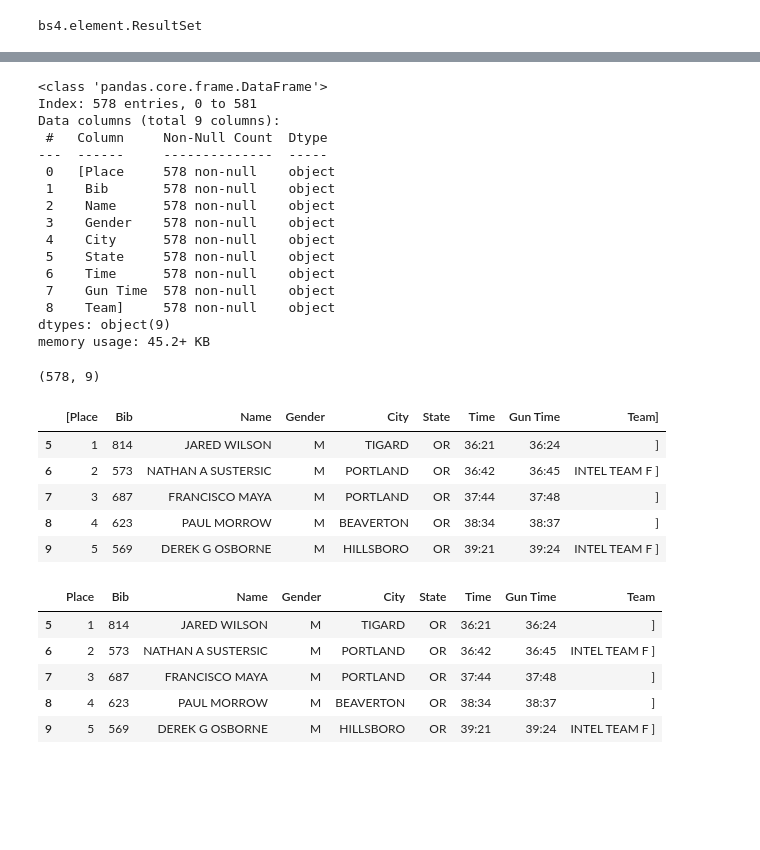
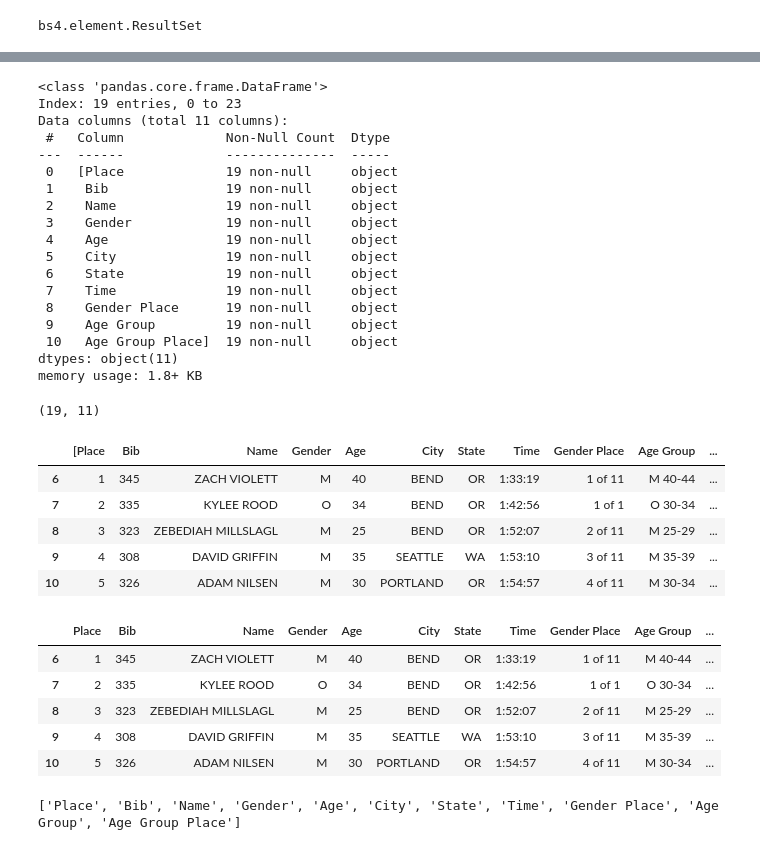
Before and after one commit to jbtuku/Data-Gathering, a Jupyter notebook: Robustnesscheck.ipynb, the cells around one changed output, grey strips where cells are left out. Drawn from its saved outputs; the diff is of its cells as text; code cells hidden in the pictures; blank space fills up the shorter version.

```diff
--- a/Robustnesscheck.ipynb
+++ b/Robustnesscheck.ipynb
@@ -16,7 +16,7 @@ import seaborn as sns
 from urllib.request import urlopen
 from bs4 import BeautifulSoup
 # %%
-url = "http://www.hubertiming.com/results/2017GPTR10K"
+url = "https://www.hubertiming.com/results/2023WyEasterLong"
 html = urlopen(url)
 # %%
 print (html)
@@ -295,41 +323,51 @@ df6.info()
 df6.shape
 # %% [output]
 <class 'pandas.core.frame.DataFrame'>
-Index: 578 entries, 0 to 581
-Data columns (total 9 columns):
- #   Column     Non-Null Count  Dtype
----  ------     --------------  -----
- 0   [Place     578 non-null    object
- 1    Bib       578 non-null    object
- 2    Name      578 non-null    object
- 3    Gender    578 non-null    object
- 4    City      578 non-null    object
- 5    State     578 non-null    object
- 6    Time      578 non-null    object
- 7    Gun Time  578 non-null    object
- 8    Team]     578 non-null    object
-dtypes: object(9)
-memory usage: 45.2+ KB
+Index: 19 entries, 0 to 23
+Data columns (total 11 columns):
+ #   Column             Non-Null Count  Dtype
+---  ------             --------------  -----
+ 0   [Place             19 non-null     object
+ 1    Bib               19 non-null     object
+ 2    Name              19 non-null     object
+ 3    Gender            19 non-null     object
+ 4    Age               19 non-null     object
+ 5    City              19 non-null     object
+ 6    State             19 non-null     object
+ 7    Time              19 non-null     object
+ 8    Gender Place      19 non-null     object
+ 9    Age Group         19 non-null     object
+ 10   Age Group Place]  19 non-null     object
+dtypes: object(11)
+memory usage: 1.8+ KB
-(578, 9)
+(19, 11)
 # %%
 df7 = df6.drop(df6.index[0])
 df7.head()
 # %% [output]
-|  | [Place | Bib | Name | Gender | City | State | Time | Gun Time | Team] |
-| 5 | 1 | 814 | JARED WILSON | M | TIGARD | OR | 36:21 | 36:24 | ] |
-| 6 | 2 | 573 | NATHAN A SUSTERSIC | M | PORTLAND | OR | 36:42 | 36:45 | INTEL TEAM F ] |
-| 7 | 3 | 687 | FRANCISCO MAYA | M | PORTLAND | OR | 37:44 | 37:48 | ] |
-| 8 | 4 | 623 | PAUL MORROW | M | BEAVERTON | OR | 38:34 | 38:37 | ] |
-| 9 | 5 | 569 | DEREK G OSBORNE | M | HILLSBORO | OR | 39:21 | 39:24 | INTEL TEAM F ] |
+|  | [Place | Bib | Name | Gender | Age | City | State | Time | Gender Place | Age Group | ... |
+| 6 | 1 | 345 | ZACH VIOLETT | M | 40 | BEND | OR | 1:33:19 | 1 of 11 | M 40-44 | ... |
+| 7 | 2 | 335 | KYLEE ROOD | O | 34 | BEND | OR | 1:42:56 | 1 of 1 | O 30-34 | ... |
+| 8 | 3 | 323 | ZEBEDIAH MILLSLAGL | M | 25 | BEND | OR | 1:52:07 | 2 of 11 | M 25-29 | ... |
+| 9 | 4 | 308 | DAVID GRIFFIN | M | 35 | SEATTLE | WA | 1:53:10 | 3 of 11 | M 35-39 | ... |
+| 10 | 5 | 326 | ADAM NILSEN | M | 30 | PORTLAND | OR | 1:54:57 | 4 of 11 | M 30-34 | ... |
 # %%
 df7.rename(columns={'[Place': 'Place'},inplace=True)
 df7.rename(columns={' Team]': 'Team'},inplace=True)
+df7.columns = df7.columns.str.strip("[] ")
+df7.rename(columns={'Age Group Place]': 'Age Group Place'}, inplace=True)
 df7.head()
 # %% [output]
-|  | Place | Bib | Name | Gender | City | State | Time | Gun Time | Team |
-| 5 | 1 | 814 | JARED WILSON | M | TIGARD | OR | 36:21 | 36:24 | ] |
-| 6 | 2 | 573 | NATHAN A SUSTERSIC | M | PORTLAND | OR | 36:42 | 36:45 | INTEL TEAM F ] |
-| 7 | 3 | 687 | FRANCISCO MAYA | M | PORTLAND | OR | 37:44 | 37:48 | ] |
-| 8 | 4 | 623 | PAUL MORROW | M | BEAVERTON | OR | 38:34 | 38:37 | ] |
-| 9 | 5 | 569 | DEREK G OSBORNE | M | HILLSBORO | OR | 39:21 | 39:24 | INTEL TEAM F ] |
+|  | Place | Bib | Name | Gender | Age | City | State | Time | Gender Place | Age Group | ... |
+| 6 | 1 | 345 | ZACH VIOLETT | M | 40 | BEND | OR | 1:33:19 | 1 of 11 | M 40-44 | ... |
+| 7 | 2 | 335 | KYLEE ROOD | O | 34 | BEND | OR | 1:42:56 | 1 of 1 | O 30-34 | ... |
+| 8 | 3 | 323 | ZEBEDIAH MILLSLAGL | M | 25 | BEND | OR | 1:52:07 | 2 of 11 | M 25-29 | ... |
+| 9 | 4 | 308 | DAVID GRIFFIN | M | 35 | SEATTLE | WA | 1:53:10 | 3 of 11 | M 35-39 | ... |
+| 10 | 5 | 326 | ADAM NILSEN | M | 30 | PORTLAND | OR | 1:54:57 | 4 of 11 | M 30-34 | ... |
+# %%
+
+
+print(df7.columns.tolist())
+# %% [output]
+['Place', 'Bib', 'Name', 'Gender', 'Age', 'City', 'State', 'Time', 'Gender Place', 'Age Group', 'Age Group Place']
 # %%
```
Also changed, not shown: parts of 27 cells of this notebook.
